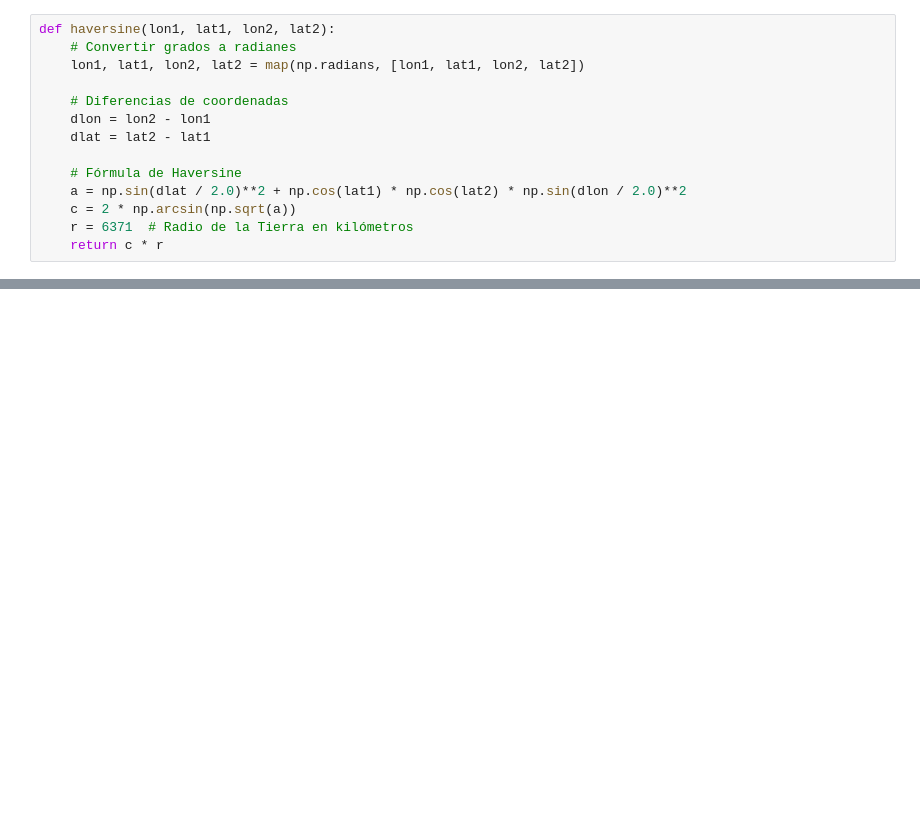
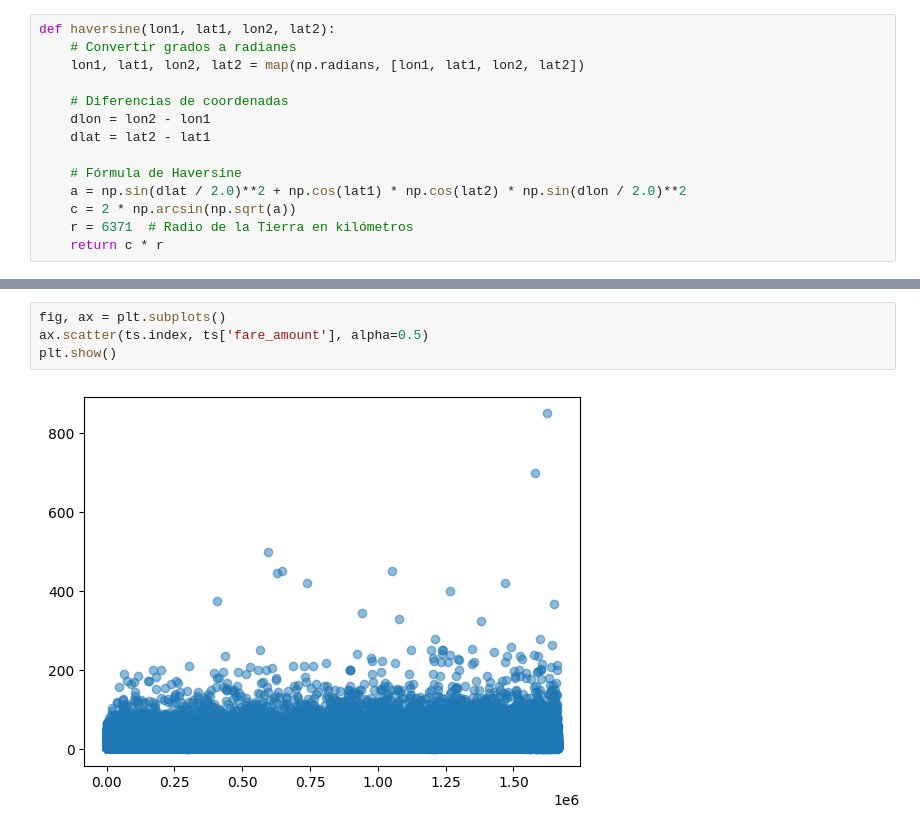
Before and after one commit to DavidGuzzi/DGKaggle, a Jupyter notebook: New York City Taxi Fare Prediction/taxi_fare_prediction_DG.ipynb, the cells around one changed output, grey strips where cells are left out. Drawn from its saved outputs; the diff is of its cells as text; blank space fills up the shorter version.

```diff
--- a/New York City Taxi Fare Prediction/taxi_fare_prediction_DG.ipynb
+++ b/New York City Taxi Fare Prediction/taxi_fare_prediction_DG.ipynb
@@ -239,0 +248,6 @@ df.head()
+# %%
+fig, ax = plt.subplots()
+ax.scatter(ts.index, ts['fare_amount'], alpha=0.5)
+plt.show()
+# %% [output]
+[figure, added]
```
Also changed, not shown: parts of 5 cells of this notebook, 1 other file.
